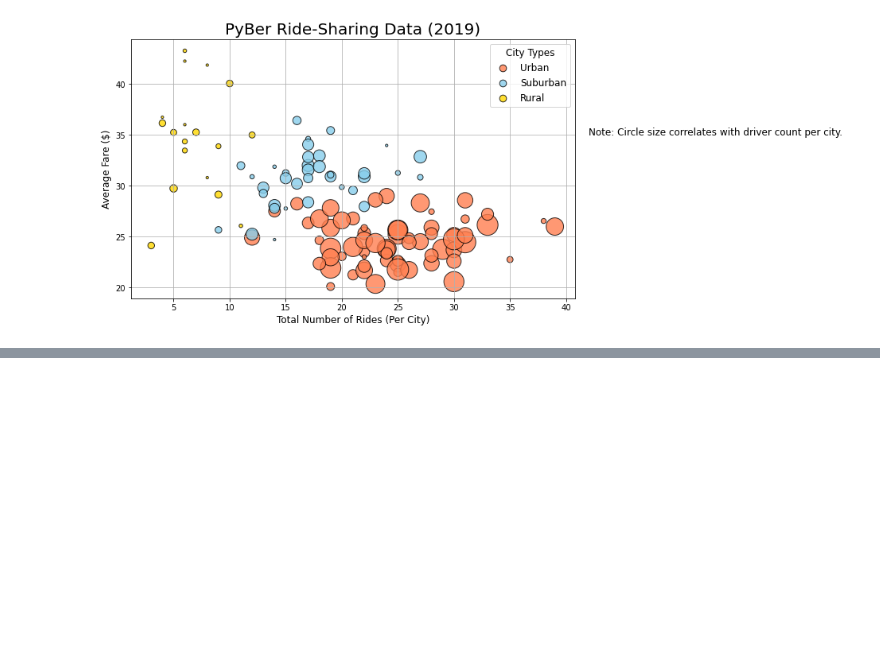
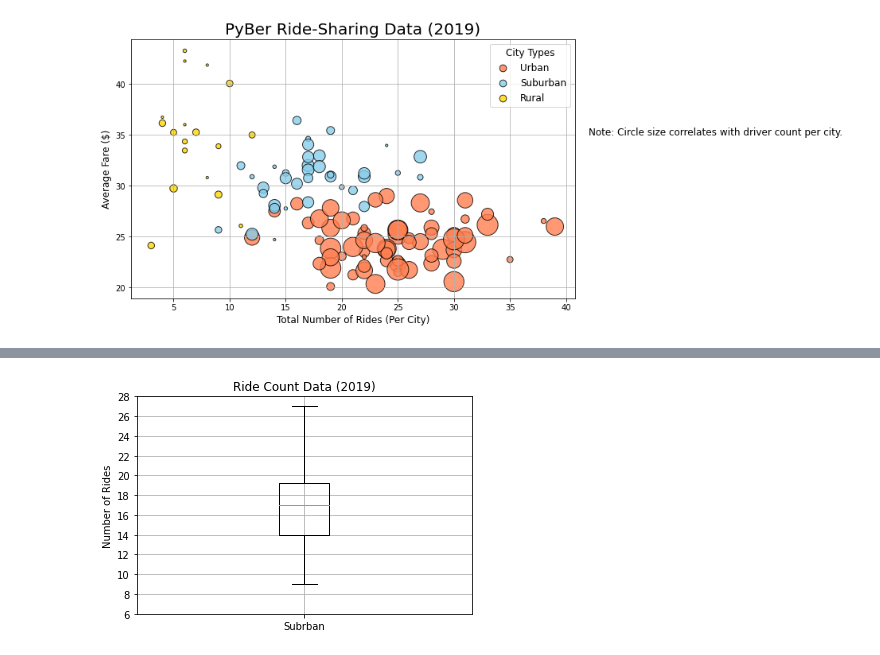
Before and after one commit to kellykindla/PyBer_Analysis, a Jupyter notebook: PyBer.ipynb, the cells around one changed output, grey strips where cells are left out. Drawn from its saved outputs; the diff is of its cells as text; code cells hidden in the pictures; blank space fills up the shorter version.

```diff
--- a/PyBer.ipynb
+++ b/PyBer.ipynb
@@ -374,0 +668,19 @@ plt.show()
+# %%
+# Create a box-and-whisker plot for the suburban cities ride count.
+
+#create the x-axis labels with a list
+x_labels = ["Subrban"]
+fig, ax = plt.subplots()
+ax.boxplot(suburban_ride_count, labels=x_labels)
+# Add the title, y-axis label and grid.
+ax.set_title('Ride Count Data (2019)')
+ax.set_ylabel('Number of Rides')
+
+#set the y_ticks with a range from 10 to 41 with ticks at an increment of 2
+ax.set_yticks(np.arange(6, 29, step=2.0))
+ax.grid()
+
+#show the plot
+plt.show()
+# %% [output]
+[figure, added]
```
Also changed, not shown: parts of 33 cells of this notebook, 4 other files.
